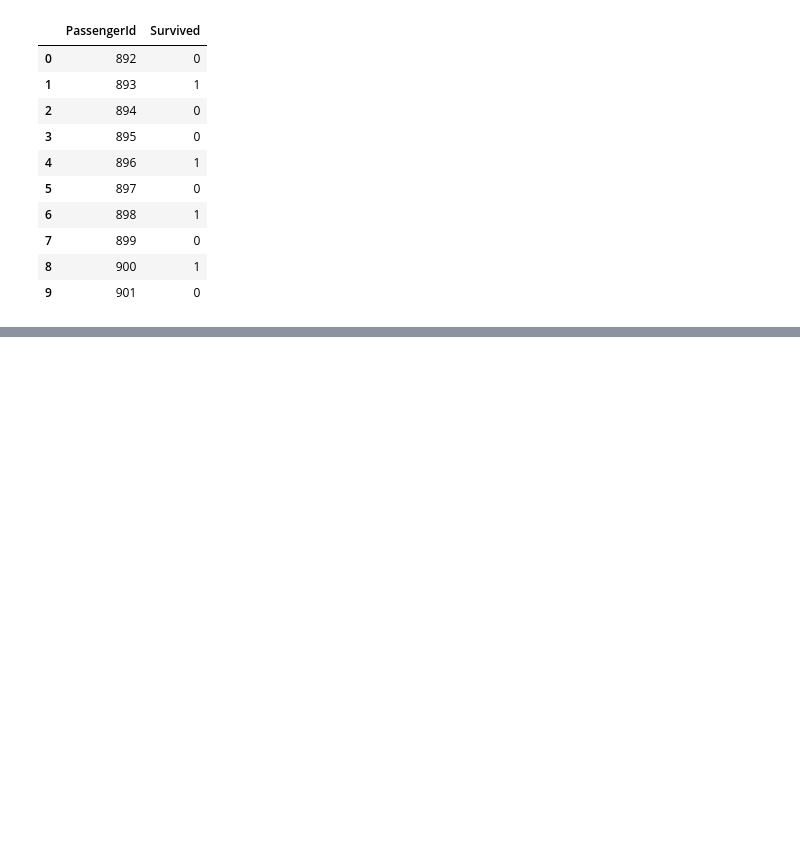
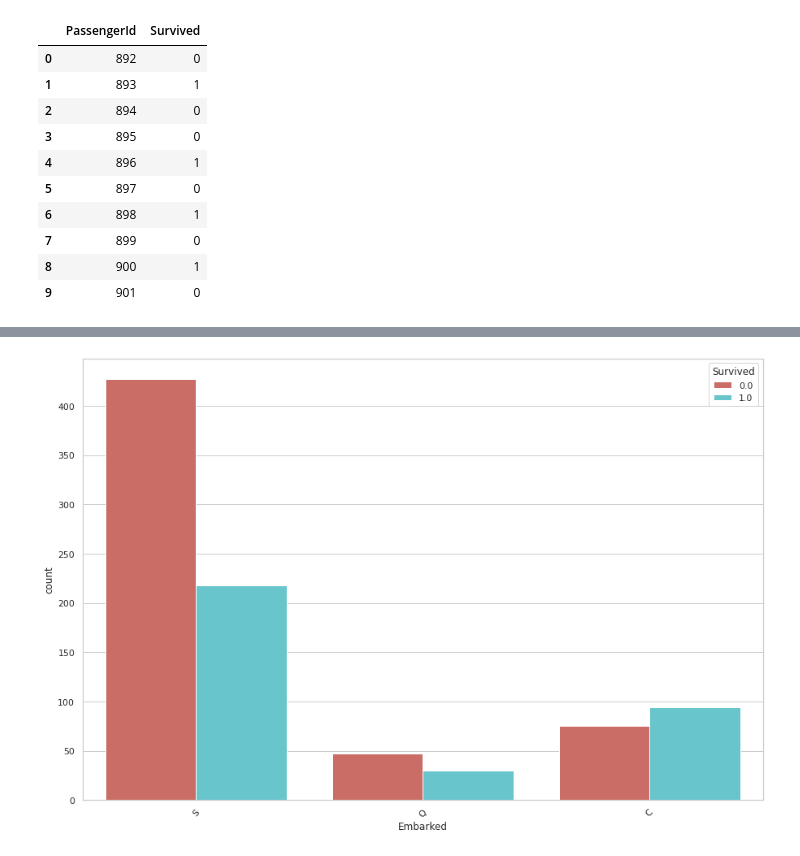
Before and after one commit to JonathanKolb/MLNNs_project, a Jupyter notebook: CS401_project.ipynb, the cells around one changed output, grey strips where cells are left out. Cells and saved outputs as stored; diff of their text form; code cells hidden in the pictures; blank space fills up the shorter version.

```diff
--- a/CS401_project.ipynb
+++ b/CS401_project.ipynb
@@ -580,0 +968,4 @@ solution.to_csv("Neural_Network_Solution.csv", index=False)
+# %%
+temp = df[df['PassengerId']==892].iloc[1]
+# %%
+df = df[(df['Name']!=temp['Name']) | (df['PassengerId']!=temp['PassengerId']) | (df['Hometown']!=temp['Hometown'])]
@@ -580,0 +987,4 @@ solution.to_csv("Neural_Network_Solution.csv", index=False)
+# %%
+vc = df['Country'].value_counts()
+# %%
+df['Country'] = df['Country'].map(lambda x: 'other' if x not in vc[vc > 20].index else x)
@@ -580,0 +1032,6 @@ solution.to_csv("Neural_Network_Solution.csv", index=False)
+# %%
+sns.countplot(x='Embarked', data=df, palette='hls', hue='Survived')
+plt.xticks(rotation=45)
+plt.show()
+# %% [output]
+[figure, added]
```
Also changed, not shown: parts of 170 cells of this notebook.
